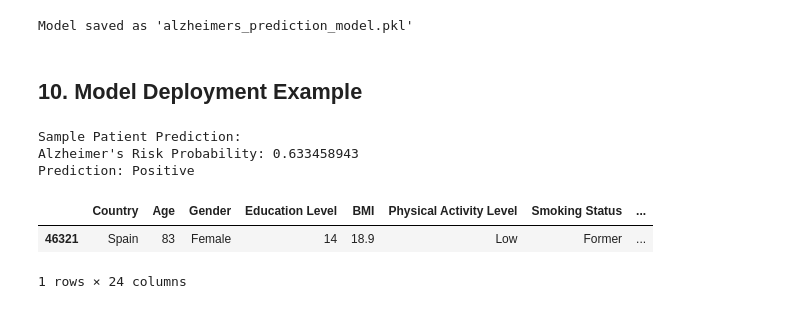
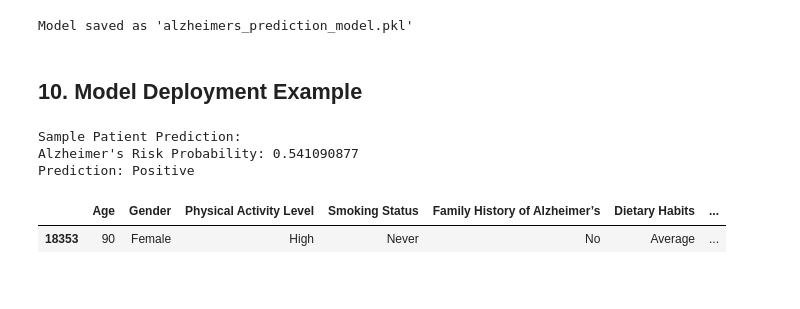
Before and after one commit to Shivsgithubb/ALZHEIMER-S, a Jupyter notebook: pipeline.ipynb, the cells around one changed output. Cells and saved outputs as stored; diff of their text form; code cells hidden in the pictures.

```diff
--- a/pipeline.ipynb
+++ b/pipeline.ipynb
@@ -191,9 +228,11 @@ correlation_matrix
 # %%
 # Drop columns that might not be relevant or could cause data leakage
 # Country might not be directly relevant for prediction
-columns_to_drop = []
+columns_to_drop = ["BMI","Cognitive Test Score","Country","Education Level","Sleep Quality","Depression Level","Diabetes","Hypertension","Cholesterol Level","Alcohol Consumption"]
 X = X.drop(columns=columns_to_drop, axis=1)
 
 # Update categorical and numerical columns lists
 categorical_cols = [col for col in categorical_cols if col not in columns_to_drop]
 numerical_cols = [col for col in numerical_cols if col not in columns_to_drop]
+
+categorical_cols, numerical_cols
@@ -204,11 +258,13 @@ X_train, X_test, y_train, y_test = train_test_split(X, y, test_size=0.2, random_
 ## 5. Build the Preprocessing Pipeline
 # %%
 # Create preprocessing pipelines for both numerical and categorical data
+from sklearn.preprocessing import OrdinalEncoder
+
 numerical_transformer = Pipeline(steps=[
     ('imputer', SimpleImputer(strategy='mean')),])
 
 categorical_transformer = Pipeline(steps=[
-    ('onehot', OneHotEncoder())
+    ('onehot', OrdinalEncoder()),
 ])
 
 # Combine preprocessing steps
@@ -235,11 +291,14 @@ preprocessor = ColumnTransformer(
 ## 6. Model Selection and Training
 # %%
 # Define models to evaluate
+from sklearn.tree import DecisionTreeClassifier
 models = {
-    'Logistic Regression': LogisticRegression(max_iter=1000, random_state=42),
-    'Random Forest': RandomForestClassifier(random_state=42),
+    # 'Logistic Regression': LogisticRegression(max_iter=1000, random_state=42),
+    # 'Random Forest': RandomForestClassifier(random_state=42),
     'Gradient Boosting': GradientBoostingClassifier(random_state=42),
-    'XGBoost': XGBClassifier(random_state=42),
+    # 'XGBoost': XGBClassifier(random_state=42),
+    # 'Decision Tree': DecisionTreeClassifier(random_state=42, max_depth=5),
+
     # 'SVM': SVC(probability=True, random_state=42)
 }
 
@@ -529,10 +451,10 @@ if best_model_name in ['Random Forest', 'Gradient Boosting', 'XGBoost']:
 # %%
 # Save the model using pickle
 import pickle
-
+model = results["Gradient Boosting"]['pipeline']
 # Save the model
 with open('alzheimers_prediction_model.pkl', 'wb') as f:
-    pickle.dump(tuned_model, f)
+    pickle.dump(model, f)
 
 print("Model saved as 'alzheimers_prediction_model.pkl'")
 # %% [output]
@@ -542,28 +464,27 @@ Model saved as 'alzheimers_prediction_model.pkl'
 # %%
 # Example of how to use the model for prediction
 def predict_alzheimers_risk(model, sample_data):
     # Make prediction
     prediction_proba = model.predict_proba(sample_data)[0, 1]
     prediction = model.predict(sample_data)[0]
 
     # Print results
     print(f"Alzheimer's Risk Probability: {prediction_proba:.9f}")
     print(f"Prediction: {'Positive' if prediction == 1 else 'Negative'}")
 
     return prediction, prediction_proba
 
 # Example: Create a sample patient data
 # You would replace this with actual patient data
 sample_patient = X_test.iloc[0:1]  # Just using the first test sample as an example
 
 # Make prediction
 print("Sample Patient Prediction:")
-predict_alzheimers_risk(tuned_model, sample_patient)
+predict_alzheimers_risk(model, sample_patient)
 X_test.iloc[0:1]
 # %% [output]
 Sample Patient Prediction:
-Alzheimer's Risk Probability: 0.633458943
+Alzheimer's Risk Probability: 0.541090877
 Prediction: Positive
-|  | Country | Age | Gender | Education Level | BMI | Physical Activity Level | Smoking Status | ... |
-| 46321 | Spain | 83 | Female | 14 | 18.9 | Low | Former | ... |
+|  | Age | Gender | Physical Activity Level | Smoking Status | Family History of Alzheimer’s | Dietary Habits | ... |
+| 18353 | 90 | Female | High | Never | No | Average | ... |
-1 rows × 24 columns
```
Also changed, not shown: parts of 15 cells of this notebook, 6 other files.
